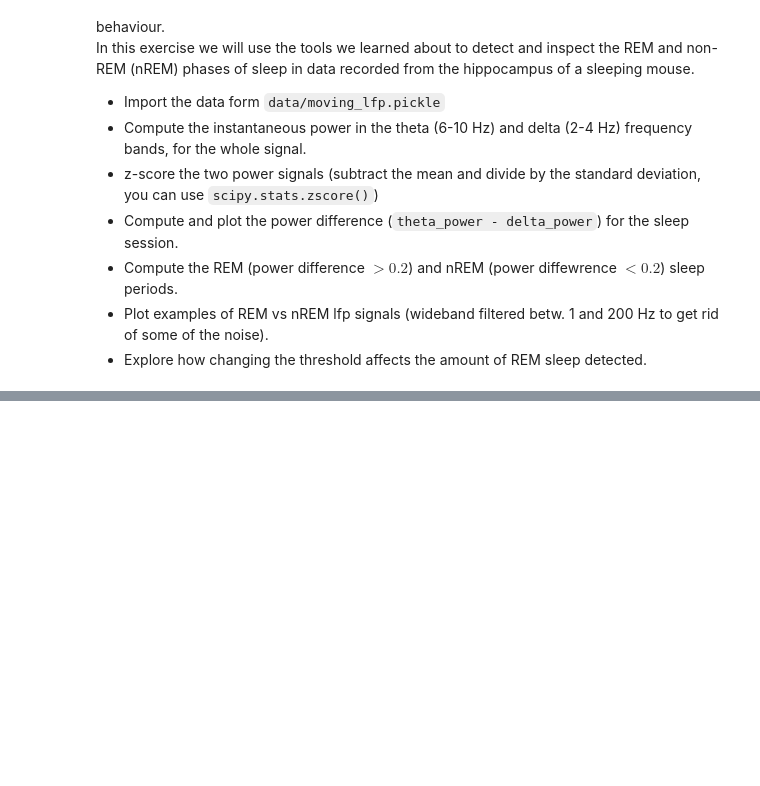
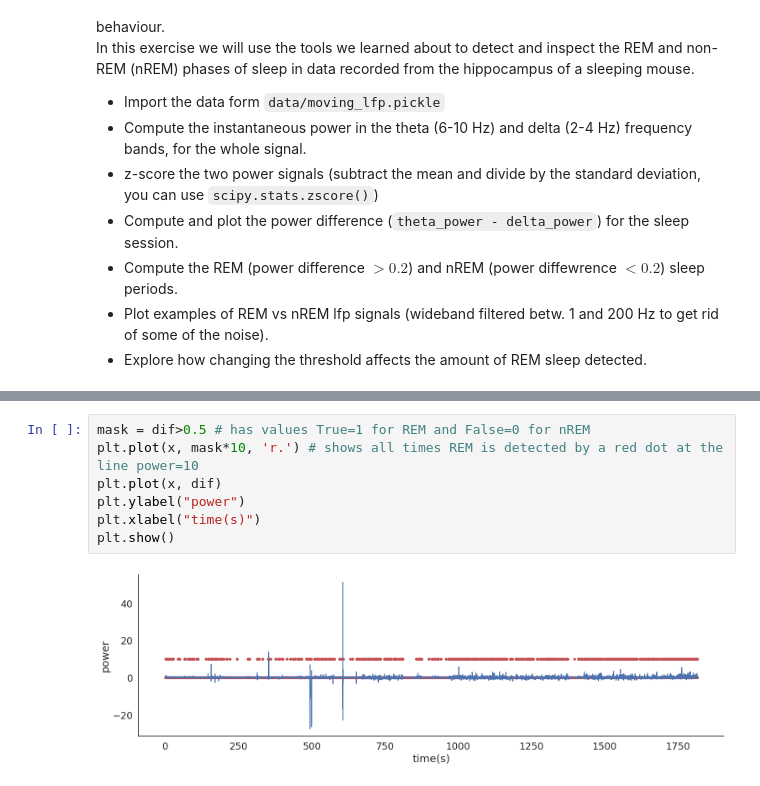
Before and after one commit to TSchwierz/NeuroAnalysis, a Jupyter notebook: LFPexercise.ipynb, the cells around one changed output, grey strips where cells are left out. Cells and saved outputs as stored; diff of their text form; blank space fills up the shorter version.

```diff
--- a/LFPexercise.ipynb
+++ b/LFPexercise.ipynb
@@ -154,0 +200,9 @@ In this exercise we will use the tools we learned about to detect and inspect th
+# %%
+mask = dif>0.5 # has values True=1 for REM and False=0 for nREM
+plt.plot(x, mask*10, 'r.') # shows all times REM is detected by a red dot at the line power=10
+plt.plot(x, dif)
+plt.ylabel("power")
+plt.xlabel("time(s)")
+plt.show()
+# %% [output]
+[figure, added]
```
Also changed, not shown: parts of 13 cells of this notebook.
